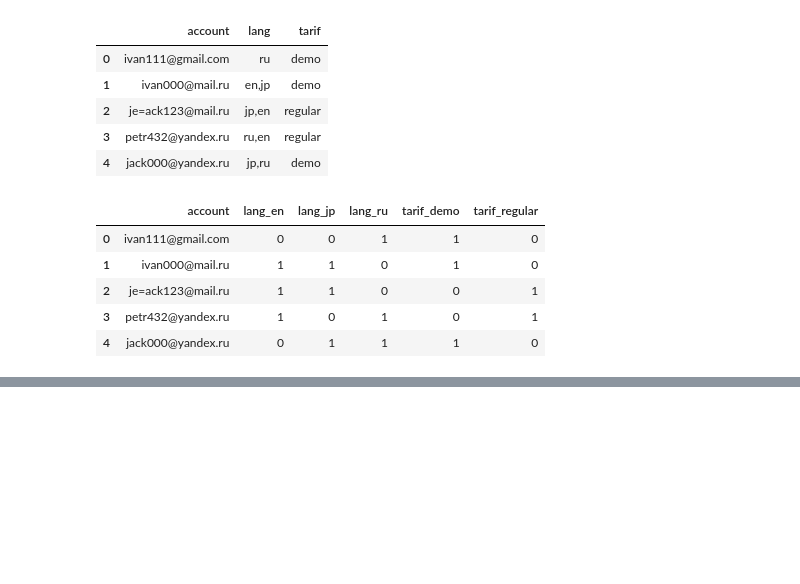
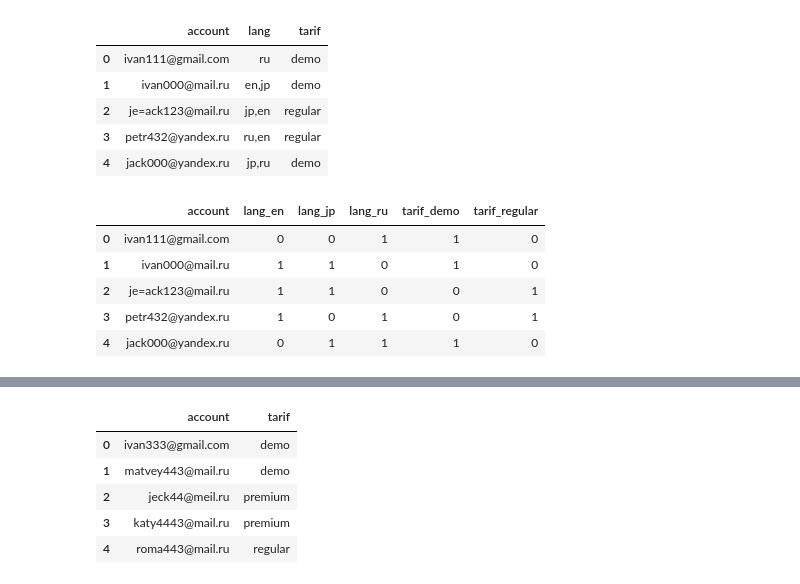
Before and after one commit to gbrs/basics_of_pandas, a Jupyter notebook: Pandas_basic.ipynb, the cells around one changed output, grey strips where cells are left out. Cells and saved outputs as stored; diff of their text form; code cells hidden in the pictures; blank space fills up the shorter version.

```diff
--- a/Pandas_basic.ipynb
+++ b/Pandas_basic.ipynb
@@ -1643,0 +1662,15 @@ solution(df)
+# %%
+def solution(_df):
+    # ваш код здесь)
+    result = _df.copy()
+    result['tarif'] = result.loc[:, 'tarif_demo':'tarif_regular'].idxmax(axis=1).str[6:]
+    return result[['account', 'tarif']]
+
+solution(df)
+# %% [output]
+|  | account | tarif |
+| 0 | ivan333@gmail.com | demo |
+| 1 | matvey443@mail.ru | demo |
+| 2 | jeck44@meil.ru | premium |
+| 3 | katy4443@mail.ru | premium |
+| 4 | roma443@mail.ru | regular |
```
Also changed, not shown: parts of 3 cells of this notebook.
